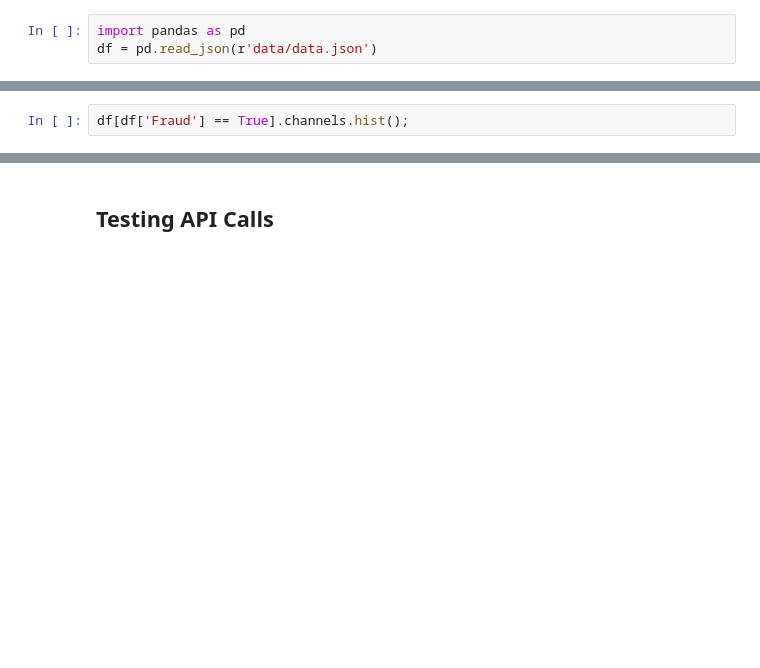
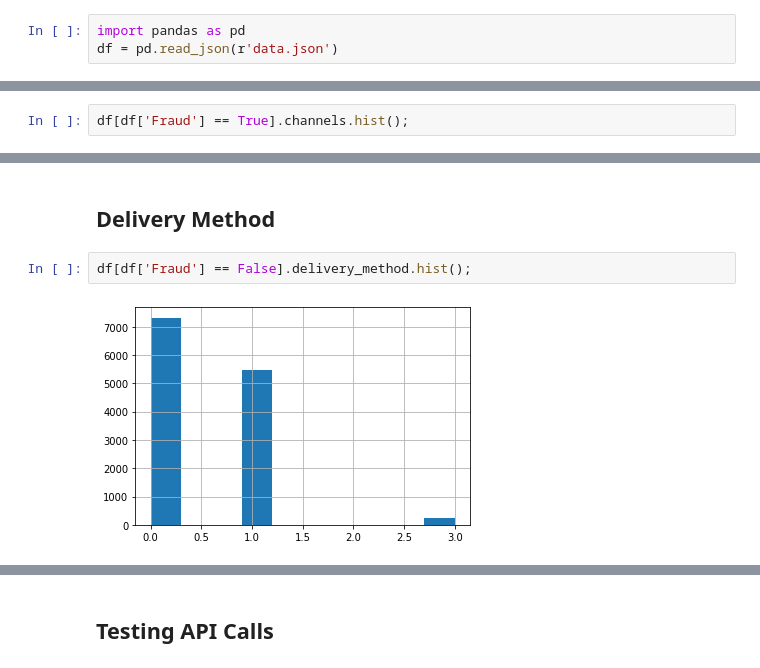
Before and after one commit to vanessapolliard/fraud-case-study, a Jupyter notebook: notebooks/vanessa.ipynb, the cells around one changed output, grey strips where cells are left out. Saved outputs shown, nothing was run; the diff lists cells and outputs as text; blank space fills up the shorter version.

```diff
--- a/notebooks/vanessa.ipynb
+++ b/notebooks/vanessa.ipynb
@@ -20,5 +36,5 @@ print(json.dumps(data[26], sort_keys=True, indent=4))
 # %%
 import pandas as pd
-df = pd.read_json(r'data/data.json')
+df = pd.read_json(r'data.json')
 # %%
 df.head(1)
@@ -46,0 +119,6 @@ df['delivery_method'].value_counts()
+# %% [markdown]
+## Delivery Method
+# %%
+df[df['Fraud'] == False].delivery_method.hist();
+# %% [output]
+[figure, added]
```
Also changed, not shown: parts of 69 cells of this notebook, 1 other file.
